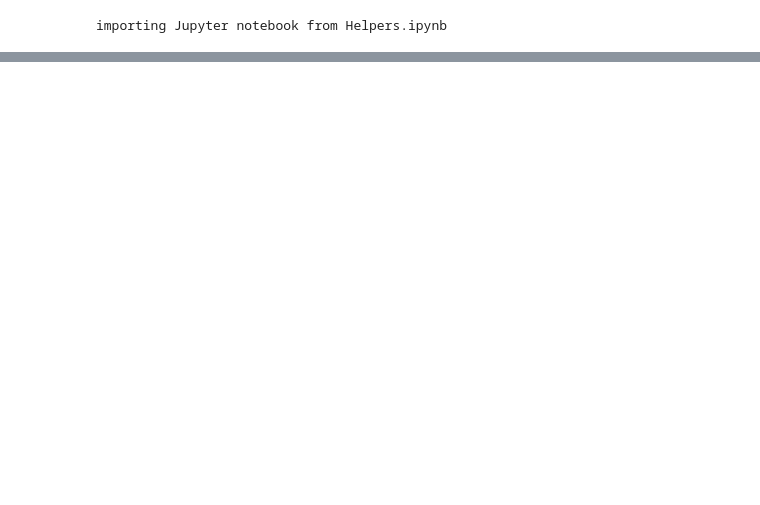
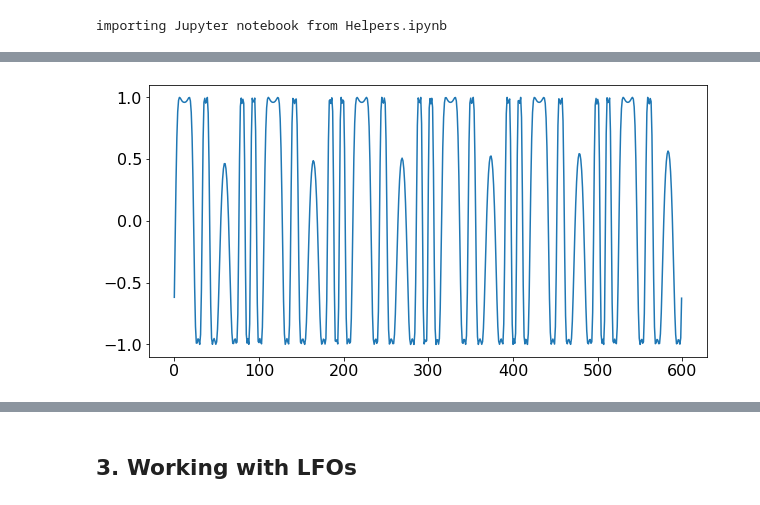
Before and after one commit to lucieperrotta/computersandmusic, a Jupyter notebook: Synthesizer.ipynb, the cells around one changed output, grey strips where cells are left out. Drawn from its saved outputs; the diff is of its cells as text; code cells hidden in the pictures; blank space fills up the shorter version.

```diff
--- a/Synthesizer.ipynb
+++ b/Synthesizer.ipynb
@@ -213,0 +313,8 @@ Audio("samples/lfo_sine2.wav", autoplay=False)
+# %%
+sine3 = modulator(.000037, 1, sine2, mod_index=.3)
+plt.figure(figsize=figsize)
+plt.plot(sine3[:600])
+plt.show()
+write_audio(sine3, "samples/sine3.wav")
+# %% [output]
+[figure, added]
@@ -213,0 +322,2 @@ Audio("samples/lfo_sine2.wav", autoplay=False)
+# %% [markdown]
+## 3. Working with LFOs
```
Also changed, not shown: parts of 87 cells of this notebook.
